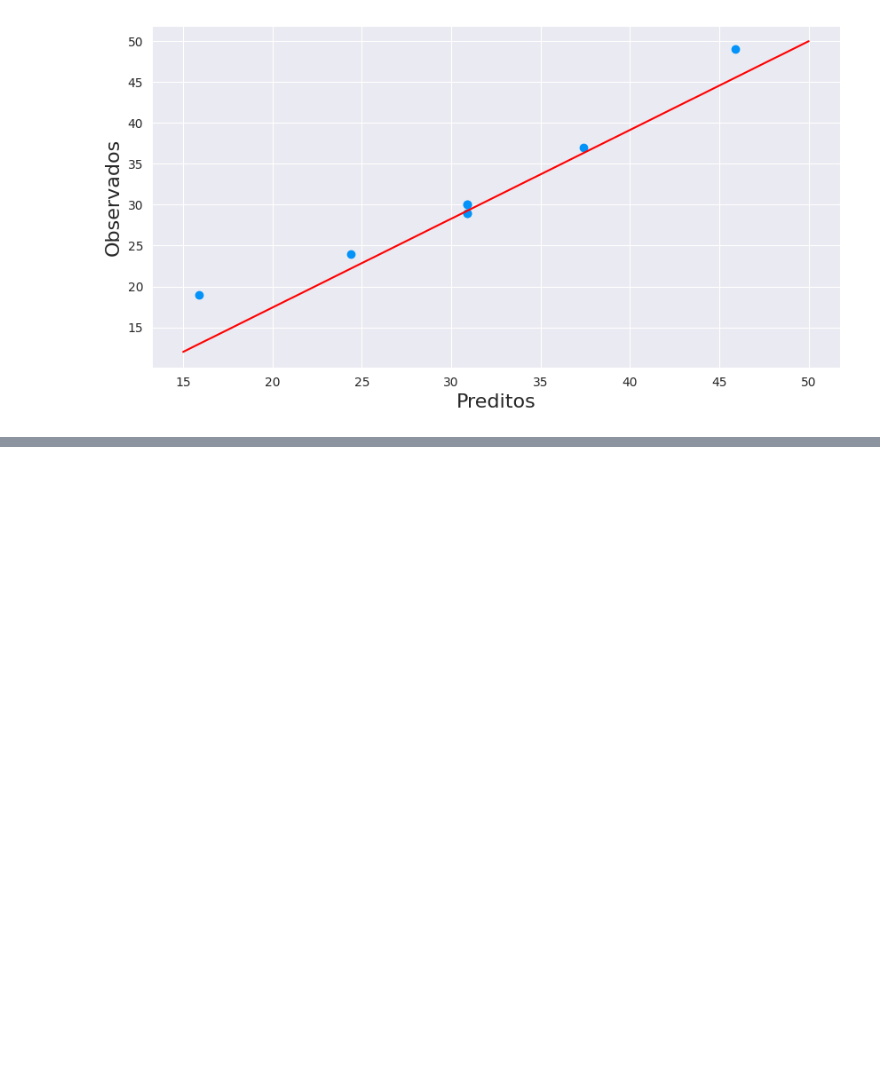
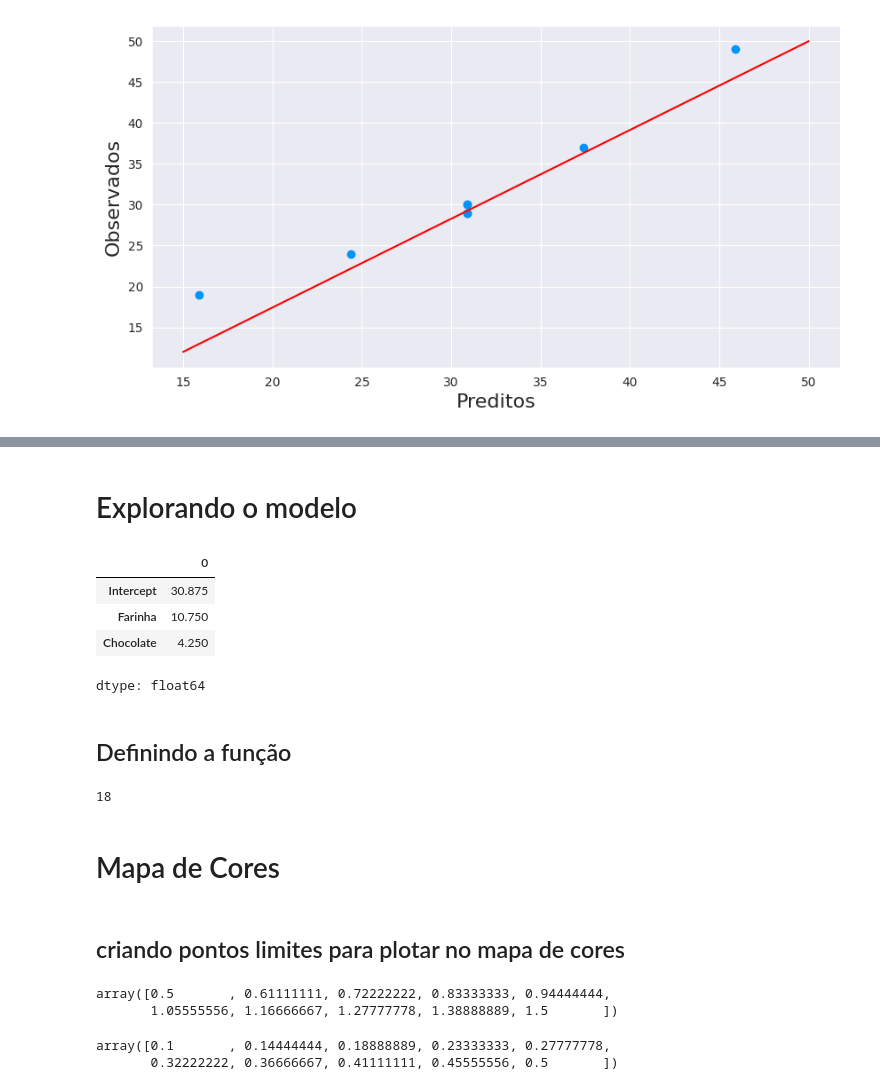
Before and after one commit to JulianaYumiKuguio/Analise-de-Dados-CUPCAKE, a Jupyter notebook: Analise_Cupcake.ipynb, the cells around one changed output, grey strips where cells are left out. Drawn from its saved outputs; the diff is of its cells as text; code cells hidden in the pictures; blank space fills up the shorter version.

```diff
--- a/Analise_Cupcake.ipynb
+++ b/Analise_Cupcake.ipynb
@@ -375,3 +391,16 @@ Covariance Type:            nonrobust
 
 Notes:
 [1] Standard Errors assume that the covariance matrix of the errors is correctly specified.
+# %% [markdown]
+# Explorando o modelo
+# %%
+parametros = modelo_ajustado_2.params
+parametros
+# %% [output]
+|  | 0 |
+| Intercept | 30.875 |
+| Farinha | 10.750 |
+| Chocolate | 4.250 |
+dtype: float64
+# %% [markdown]
+## Definindo a função
@@ -377,0 +427,23 @@ Notes:
+# %%
+# testando a função, passando os parâmentros de farinha e chocolate em KG.
+modelo_receita(0.6,0.1)
+# %% [output]
+18
+# %% [markdown]
+# Mapa de Cores
+# %% [markdown]
+## criando pontos limites para plotar no mapa de cores
+# %%
+# criando pontos para a farinha
+x_farinha = np.linspace(start = 0.5, stop = 1.5, num = 10)
+x_farinha
+# %% [output]
+array([0.5       , 0.61111111, 0.72222222, 0.83333333, 0.94444444,
+       1.05555556, 1.16666667, 1.27777778, 1.38888889, 1.5       ])
+# %%
+# criando pontos para o chocolate
+x_chocolate = np.linspace(start = 0.1, stop = 0.5, num = 10)
+x_chocolate
+# %% [output]
+array([0.1       , 0.14444444, 0.18888889, 0.23333333, 0.27777778,
+       0.32222222, 0.36666667, 0.41111111, 0.45555556, 0.5       ])
```
Also changed, not shown: parts of 15 cells of this notebook.
